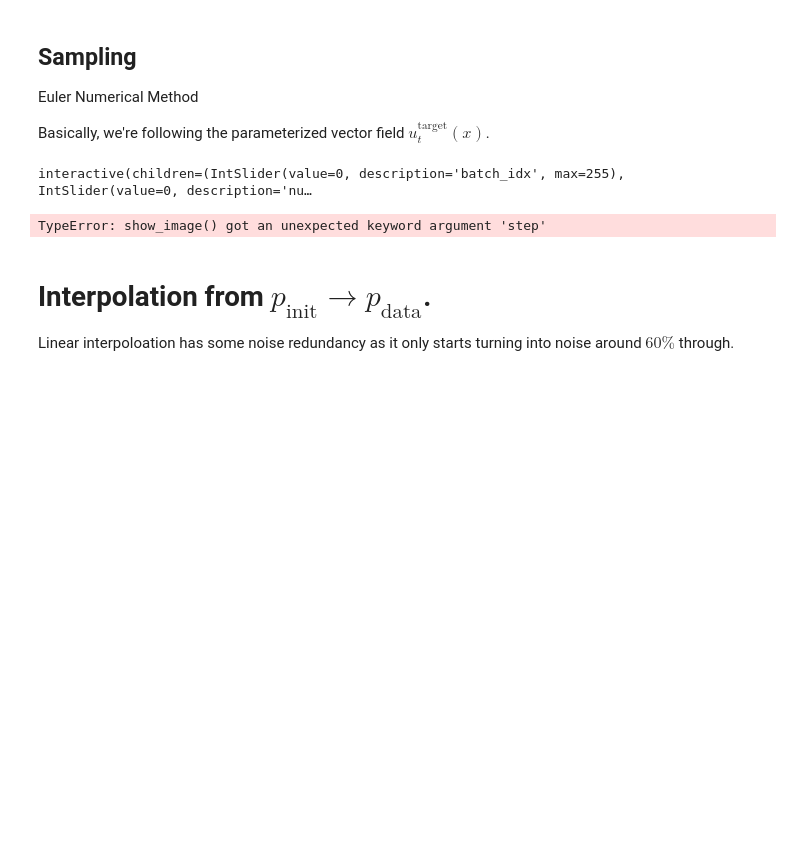
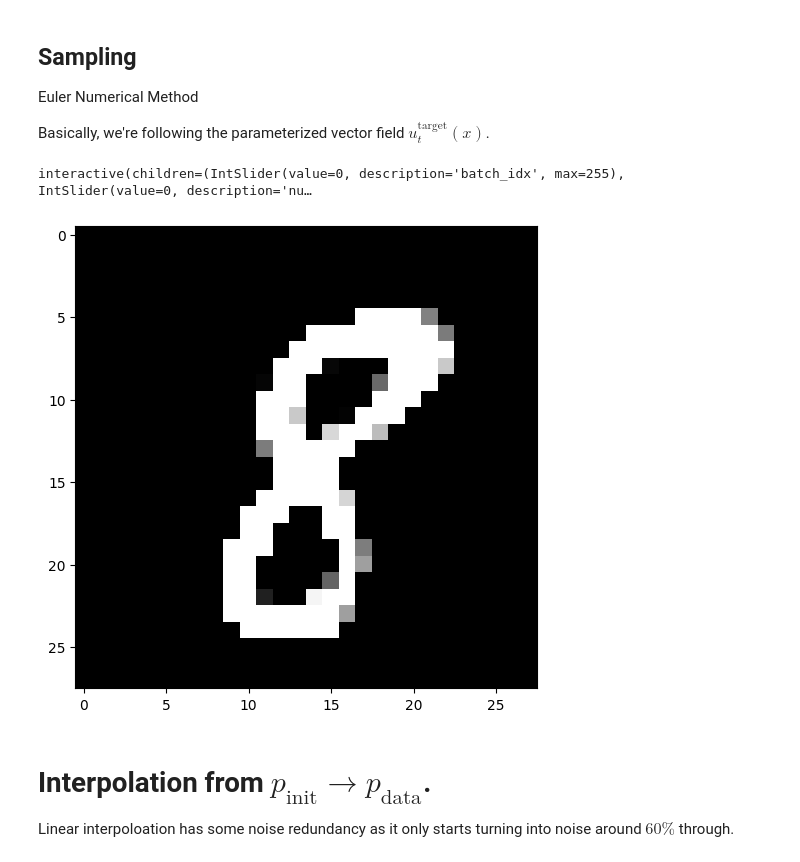
Before and after one commit to someonecantcode/VarationalAutoencoder, a Jupyter notebook: src/flow-matching.ipynb, the cells around one changed output. Cells and saved outputs as stored; diff of their text form; code cells hidden in the pictures; blank space fills up the shorter version.

```diff
--- a/src/flow-matching.ipynb
+++ b/src/flow-matching.ipynb
@@ -180,41 +180,41 @@ torch.manual_seed(42)
 model.eval()
 steps = 100
 
-w = 8.0
+w = 4.0
 
 @torch.no_grad()
 def create_classification(id):
     return torch.full_like(torch.ones(batch_size), fill_value=id, dtype=torch.int32, device=device)
 
 @torch.no_grad()
 def sample_image(id):
     outputs = []
     X_0 = epsilon # torch.randn(batch_size, 784, device=device)
 
     null_classification = create_classification(10)
     for _, t in enumerate(torch.linspace(0, 1, steps, device=device), start=1):
         outputs.append(vae.decoder(X_0))
 
         X_0 = X_0 + (1 / steps) * ((1 - w) * model(X_0, t.view(1,1), null_classification) + w * model(X_0, t.view(1,1), create_classification(id)))
     return outputs # X_0, ..., X_1
 
 @torch.no_grad()
 def show_image(batch_idx, number):
     outputs = sample_image(number)
     X_i = outputs[steps - 1][batch_idx].view(28, 28).cpu()
     plt.figure(figsize=(6, 6))
     plt.imshow(X_i.squeeze(), cmap="gray", vmin=0, vmax=1)
     plt.show()
 
 interact(show_image,
         # step= IntSlider(min=0, max=(steps - 1)),
         batch_idx=IntSlider(min=0, max=batch_size - 1),
         number=IntSlider(min=0, max=10),
         layout=Layout(width='75%'))
-show_image(step=(steps - 1), batch_idx=2, number=8)
+show_image(batch_idx=2, number=8)
 # %% [output]
 interactive(children=(IntSlider(value=0, description='batch_idx', max=255), IntSlider(value=0, description='nu…
-TypeError: show_image() got an unexpected keyword argument 'step'
+[figure, added]
 # %% [markdown]
 # Interpolation from $p_{\text{init}} \rightarrow p_{\text{data}}$.
 
```
Also changed, not shown: parts of 3 cells of this notebook.
